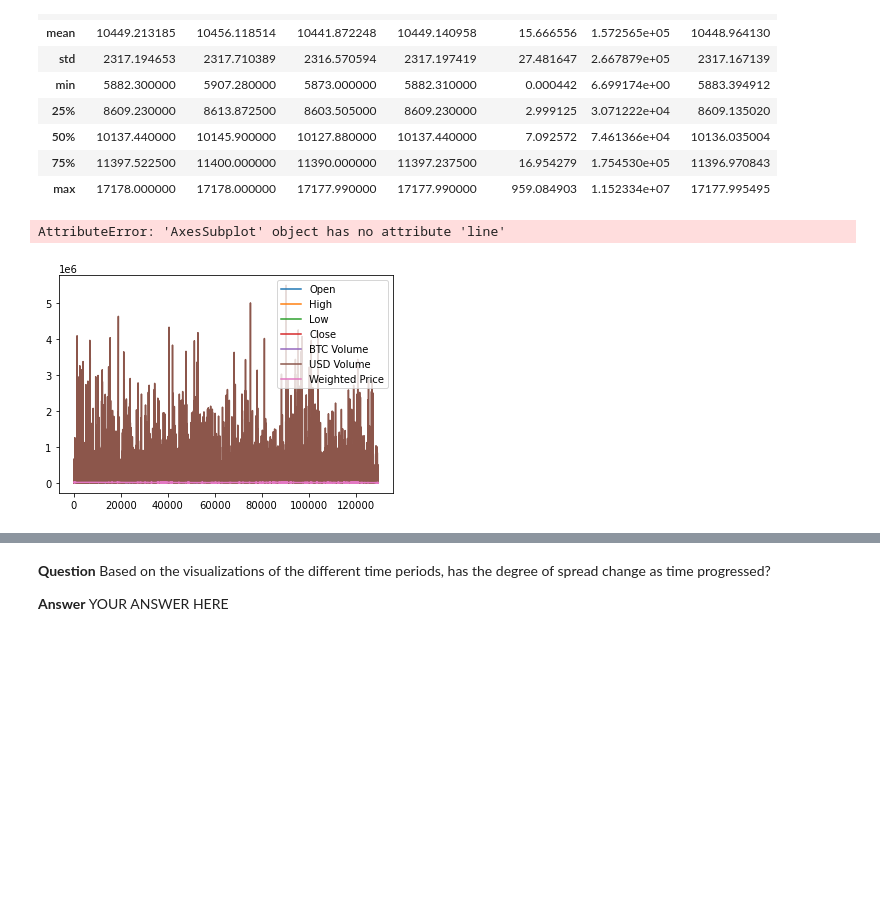
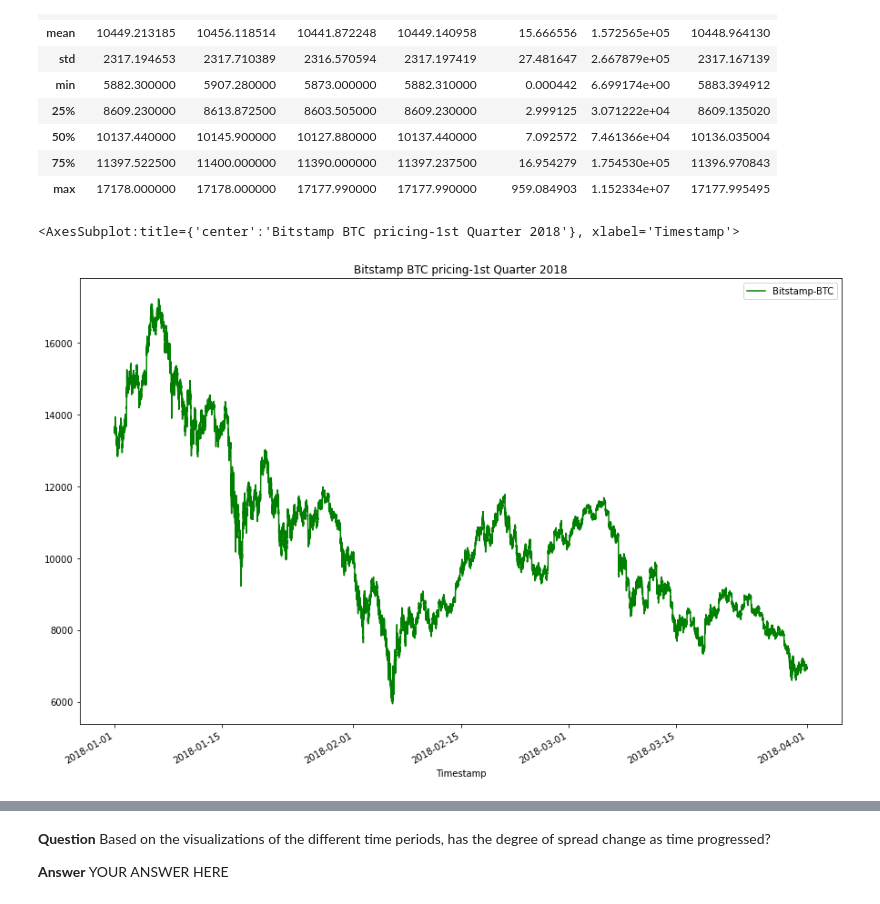
Before and after one commit to Hderek22/Crypto_Arbitrage, a Jupyter notebook: Resources/crypto_arbitrage.ipynb, the cells around one changed output, grey strips where cells are left out. Drawn from its saved outputs; the diff is of its cells as text; code cells hidden in the pictures; blank space fills up the shorter version.

```diff
--- a/Resources/crypto_arbitrage.ipynb
+++ b/Resources/crypto_arbitrage.ipynb
@@ -38,10 +40,11 @@ Instructions.
 # Set the index to the column "Date"
 # Set the parse_dates and infer_datetime_format parameters
 bitstamp = pd.read_csv(
-Path("bitstamp.csv",
-    index_col="Date",
+    Path("bitstamp.csv"),
+    index_col="Timestamp",
     parse_dates=True,
-    infer_datetime_format=True))
+    infer_datetime_format=True
+    )
 # %% [markdown]
 ### Step 2: Use the `head` (and/or the `tail`) function to confirm that Pandas properly imported the data.
 # %%
@@ -266,10 +284,10 @@ coinbase.describe()
 # %%
 # Create a line plot for the bitstamp DataFrame for the full length of time in the dataset
 # Be sure that the figure size, title, and color are tailored to each visualization
-bitstamp.plot().line()
+bitstamp['Close'].plot(legend=True, figsize=(15, 10), title="Bitstamp BTC pricing-1st Quarter 2018", color="green", label="Bitstamp-BTC")
 # %% [output]
-AttributeError: 'AxesSubplot' object has no attribute 'line'
+<AxesSubplot:title={'center':'Bitstamp BTC pricing-1st Quarter 2018'}, xlabel='Timestamp'>
-[figure, old version]
+[figure, new version]
 # %%
 # Create a line plot for the coinbase DataFrame for the full length of time in the dataset
 # Be sure that the figure size, title, and color are tailored to each visualization
```
Also changed, not shown: parts of 53 cells of this notebook, 1 other file.
